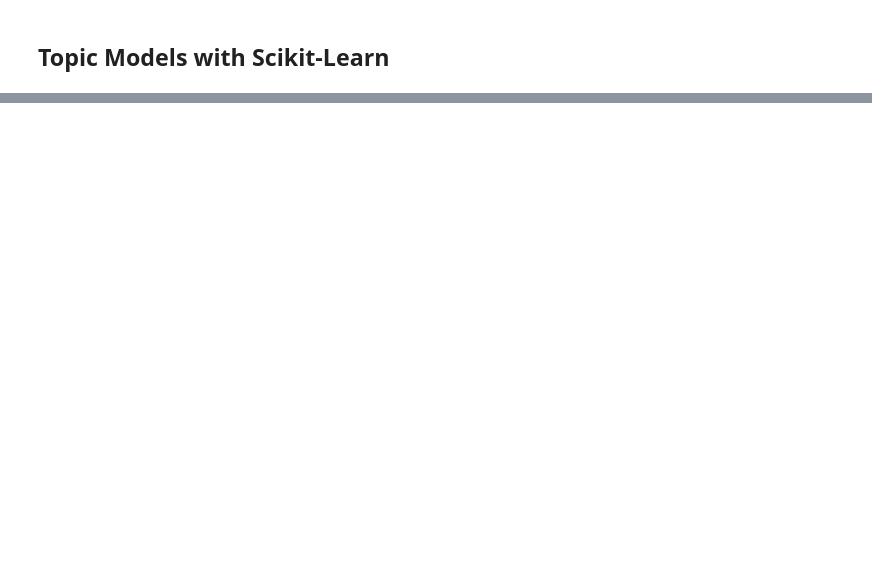
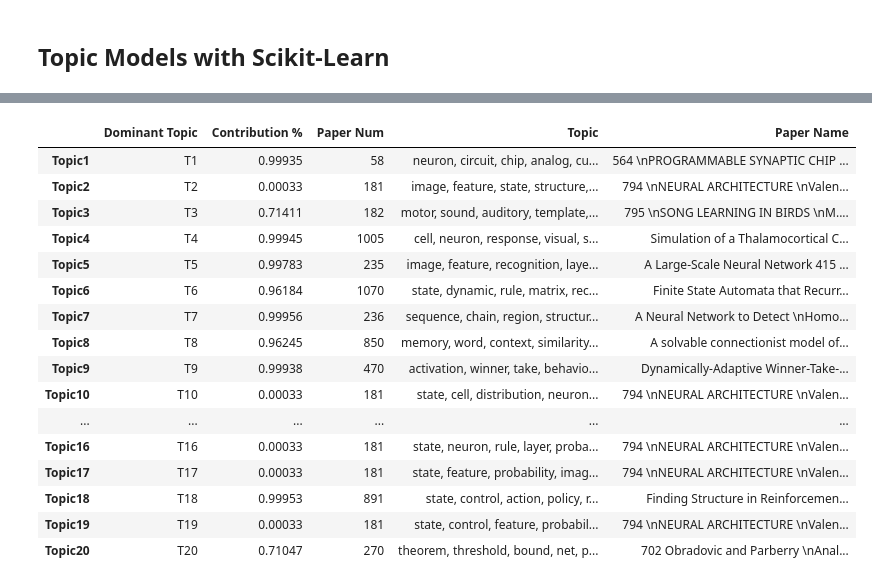
Before and after one commit to beliciataylor/self-study, a Jupyter notebook: NLP_Learning/ch06_text_summarization_topic_models.ipynb, the cells around one changed output, grey strips where cells are left out. Saved outputs shown, nothing was run; the diff lists cells and outputs as text; code cells hidden in the pictures; blank space fills up the shorter version.

```diff
--- a/NLP_Learning/ch06_text_summarization_topic_models.ipynb
+++ b/NLP_Learning/ch06_text_summarization_topic_models.ipynb
@@ -1081,7 +1228,8 @@ results_df
 ## Text Representation with Feature Engineering
 from sklearn.feature_extraction.text import CountVectorizer
 
-cv = CountVectorizer(min_df=20, max_df=0.6, ngram_range=(1,2), token_pattern=None, tokenizer=lambda doc: doc, preprocessor=lambda doc: doc)
+cv = CountVectorizer(min_df=20, max_df=0.6, ngram_range=(1,2), token_pattern=None,
+                     tokenizer=lambda doc: doc, preprocessor=lambda doc: doc)
 cv_features = cv.fit_transform(norm_papers)
 cv_features.shape
 
@@ -1142,5 +1338,8 @@ for document_number in document_numbers:
 ## Latent Dirichlet Allocation
 from sklearn.decomposition import LatentDirichletAllocation
 
-lda_model = LatentDirichletAllocation(n_components=TOTAL_TOPICS, max_iter=500, max_doc_update_iter=50, learning_method='online', match_size=1740, learning_offset=50., random_state=42, n_jobs=16)
-document_topics = lda_model.fit_transform(cv_features)
+#lda_model = LatentDirichletAllocation(n_components=TOTAL_TOPICS, max_iter=500,
+                                      max_doc_update_iter=50, learning_method='online',
+                                      batch_size=1740, learning_offset=50.,
+                                      random_state=42, n_jobs=16)
+#document_topics = lda_model.fit_transform(cv_features)
@@ -1147,3 +1349,14 @@ document_topics = lda_model.fit_transform(cv_features)
+# %%
+import pickle
+
+# location of file
+filename = path_to_users + '/LearningCode/NLP_Learning/sklearn_lda_models.sav'
+
+# save model for later use
+# pickle.dump(lda_model, open(filename, 'wb'))
+
+# load model and scores
+lda_model = pickle.load(open(filename, 'rb'))
 # %%
 # obtain topic-term matrix
 # build dataframe from it to showcase topics and terms
@@ -1152,5 +1365,6 @@ topic_key_term_idxs = np.argsort(-np.absolute(topic_terms), axis=1)[:, :top_term
 topic_keyterms = vocabulary[topic_key_term_idxs]
 topics = [', '.join(topic) for topic in topic_keyterms]
 pd.set_option('display.max_colwidth', -1)
-topics_df = pd.DataFrame(topics, column=['Terms per Topic'], index=['Topic'+str(t) for t in range(1, TOTAL_TOPICS+1)])
+topics_df = pd.DataFrame(topics, columns=['Terms per Topic'],
+                         index=['Topic'+str(t) for t in range(1, TOTAL_TOPICS+1)])
 topics_df
@@ -1157,19 +1389,43 @@ topics_df
 # %%
 # view research papers having max contribution of each of the 20 topics
-dt_df = pd.DataFrame(document_topics, columns=['T'+str(i) for i in range(1, TOTAL_TOPICS+1)])
-pd.options.display.float_format = '{:, .5f}'.format
+dt_df = pd.DataFrame(document_topics,
+                     columns=['T'+str(i) for i in range(1, TOTAL_TOPICS+1)])
+pd.options.display.float_format = '{:,.5f}'.format
 pd.set_option('display.max_colwidth', 200)
 
 max_contrib_topics = dt_df.max(axis=0)
 dominant_topics = max_contrib_topics.index
 contrib_perc = max_contrib_topics.values
 document_numbers = [dt_df[dt_df[t] == max_contrib_topics.loc[t]].index[0]
                         for t in dominant_topics]
 documents = [papers[i] for i in document_numbers]
-results_df = pd.DataFrame({'Dominant Topic': dominant_topics, 'Contribution %': contrib_perc,
-                            'Paper Num': document_numbers, 'Topic': topics_df['Terms per Topic'],
-                            'Paper Name': documents})
+
+# display using dataframe
+results_df = pd.DataFrame({'Dominant Topic': dominant_topics,
+                           'Contribution %': contrib_perc,
+                           'Paper Num': document_numbers,
+                           'Topic': topics_df['Terms per Topic'],
+                           'Paper Name': documents}
+                         )
 results_df
+# %% [output]
+|  | Dominant Topic | Contribution % | Paper Num | Topic | Paper Name |
+| Topic1 | T1 | 0.99935 | 58 | neuron, circuit, chip, analog, cu... | 564 \nPROGRAMMABLE SYNAPTIC CHIP ... |
+| Topic2 | T2 | 0.00033 | 181 | image, feature, state, structure,... | 794 \nNEURAL ARCHITECTURE \nValen... |
+| Topic3 | T3 | 0.71411 | 182 | motor, sound, auditory, template,... | 795 \nSONG LEARNING IN BIRDS \nM.... |
+| Topic4 | T4 | 0.99945 | 1005 | cell, neuron, response, visual, s... | Simulation of a Thalamocortical C... |
+| Topic5 | T5 | 0.99783 | 235 | image, feature, recognition, laye... | A Large-Scale Neural Network 415 ... |
+| Topic6 | T6 | 0.96184 | 1070 | state, dynamic, rule, matrix, rec... | Finite State Automata that Recurr... |
+| Topic7 | T7 | 0.99956 | 236 | sequence, chain, region, structur... | A Neural Network to Detect \nHomo... |
+| Topic8 | T8 | 0.96245 | 850 | memory, word, context, similarity... | A solvable connectionist model of... |
+| Topic9 | T9 | 0.99938 | 470 | activation, winner, take, behavio... | Dynamically-Adaptive Winner-Take-... |
+| Topic10 | T10 | 0.00033 | 181 | state, cell, distribution, neuron... | 794 \nNEURAL ARCHITECTURE \nValen... |
+| ... | ... | ... | ... | ... | ... |
+| Topic16 | T16 | 0.00033 | 181 | state, neuron, rule, layer, proba... | 794 \nNEURAL ARCHITECTURE \nValen... |
+| Topic17 | T17 | 0.00033 | 181 | state, feature, probability, imag... | 794 \nNEURAL ARCHITECTURE \nValen... |
+| Topic18 | T18 | 0.99953 | 891 | state, control, action, policy, r... | Finding Structure in Reinforcemen... |
+| Topic19 | T19 | 0.00033 | 181 | state, control, feature, probabil... | 794 \nNEURAL ARCHITECTURE \nValen... |
+| Topic20 | T20 | 0.71047 | 270 | theorem, threshold, bound, net, p... | 702 Obradovic and Parberry \nAnal... |
 # %%
 %%time
 ## Non-Negative Matrix Factorization
```
Also changed, not shown: parts of 78 cells of this notebook, 7 other files.
